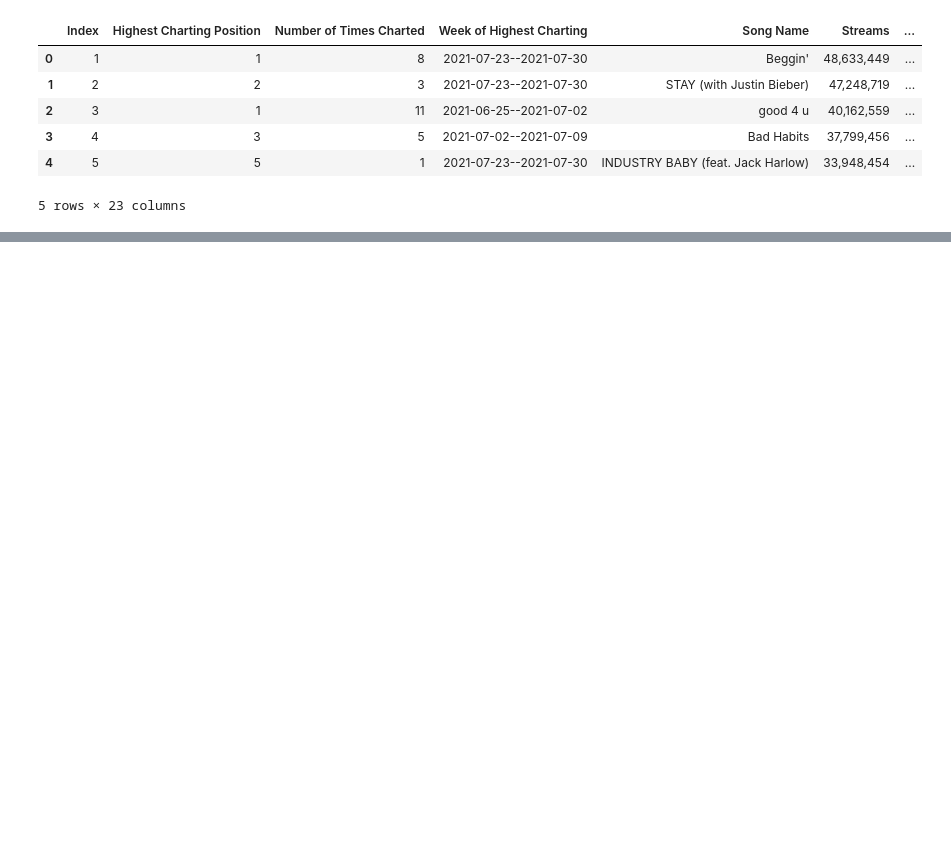
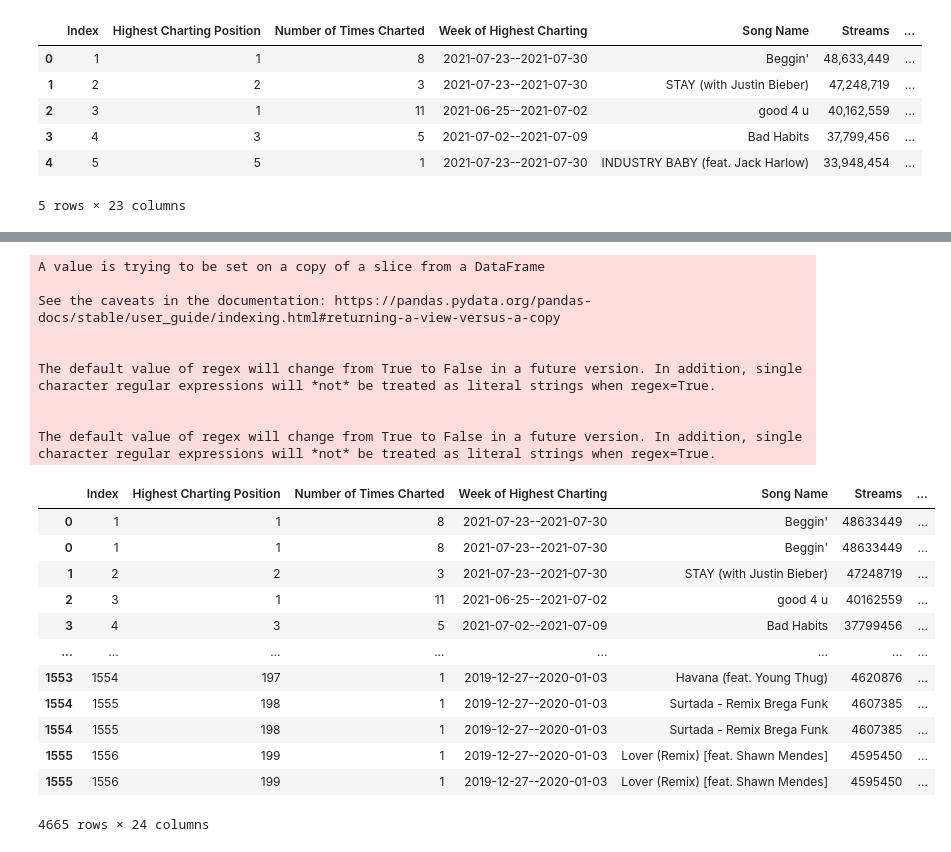
Before and after one commit to shrish-01/PAS_Spotify, a Jupyter notebook: Spotify.ipynb, the cells around one changed output, grey strips where cells are left out. Saved outputs shown, nothing was run; the diff lists cells and outputs as text; code cells hidden in the pictures; blank space fills up the shorter version.

Commit message:
FInal_Analysed Data

```diff
--- a/Spotify.ipynb
+++ b/Spotify.ipynb
@@ -27,0 +73,19 @@ df.head()
+# %%
+#check out correaltion
+#clean data first
+
+df=df.fillna('')
+df=df.replace(' ', '')
+df['Streams']=df['Streams'].str.replace(',','')
+
+#convet all numeric columns to numeric
+
+df[['Highest Charting Position', 'Number of Times Charted', 'Streams', 'Popularity', 'Danceability', 'Energy', 'Loudness', 'Speechiness',
+       'Acousticness', 'Liveness', 'Tempo', 'Duration (ms)', 'Valence',
+       ]] = df[['Highest Charting Position', 'Number of Times Charted', 'Streams','Popularity', 'Danceability', 'Energy', 'Loudness', 'Speechiness',
+       'Acousticness', 'Liveness', 'Tempo', 'Duration (ms)', 'Valence',
+       ]].apply(pd.to_numeric)
+# %%
+#let's also separate year from the column "Release date" to be able to analyze its correlations
+
+df['Release Year'] = pd.DatetimeIndex(df['Release Date']).year
@@ -27,0 +122,40 @@ df.head()
+# %%
+#most popular geners
+
+df['Genre']=df['Genre'].astype(str)
+df["Genre"][df["Genre"] == "[]"] = np.nan
+df["Genre"] = df["Genre"].fillna(0)
+#here we get rid of useless symbols to be able to separate genres
+df.Genre=df.Genre.str.replace("[", "")
+df.Genre=df.Genre.str.replace("]", "")
+df.Genre=df.Genre.str.replace("'", "")
+#now we devide genre strings by comma
+df["Genre"] = df["Genre"].str.split(",")
+#next command separates rows based on genres, so for each song that is marked with several genres,
+#now we'll have multiple rows with one genre for each row
+df=df.explode('Genre')
+
+df
+# %% [output]
+A value is trying to be set on a copy of a slice from a DataFrame
+
+See the caveats in the documentation: https://pandas.pydata.org/pandas-docs/stable/user_guide/indexing.html#returning-a-view-versus-a-copy
+
+
+The default value of regex will change from True to False in a future version. In addition, single character regular expressions will *not* be treated as literal strings when regex=True.
+
+
+The default value of regex will change from True to False in a future version. In addition, single character regular expressions will *not* be treated as literal strings when regex=True.
+|  | Index | Highest Charting Position | Number of Times Charted | Week of Highest Charting | Song Name | Streams | ... |
+| 0 | 1 | 1 | 8 | 2021-07-23--2021-07-30 | Beggin' | 48633449 | ... |
+| 0 | 1 | 1 | 8 | 2021-07-23--2021-07-30 | Beggin' | 48633449 | ... |
+| 1 | 2 | 2 | 3 | 2021-07-23--2021-07-30 | STAY (with Justin Bieber) | 47248719 | ... |
+| 2 | 3 | 1 | 11 | 2021-06-25--2021-07-02 | good 4 u | 40162559 | ... |
+| 3 | 4 | 3 | 5 | 2021-07-02--2021-07-09 | Bad Habits | 37799456 | ... |
+| ... | ... | ... | ... | ... | ... | ... | ... |
+| 1553 | 1554 | 197 | 1 | 2019-12-27--2020-01-03 | Havana (feat. Young Thug) | 4620876 | ... |
+| 1554 | 1555 | 198 | 1 | 2019-12-27--2020-01-03 | Surtada - Remix Brega Funk | 4607385 | ... |
+| 1554 | 1555 | 198 | 1 | 2019-12-27--2020-01-03 | Surtada - Remix Brega Funk | 4607385 | ... |
+| 1555 | 1556 | 199 | 1 | 2019-12-27--2020-01-03 | Lover (Remix) [feat. Shawn Mendes] | 4595450 | ... |
+| 1555 | 1556 | 199 | 1 | 2019-12-27--2020-01-03 | Lover (Remix) [feat. Shawn Mendes] | 4595450 | ... |
+4665 rows × 24 columns
```
Also changed, not shown: parts of 10 cells of this notebook.
